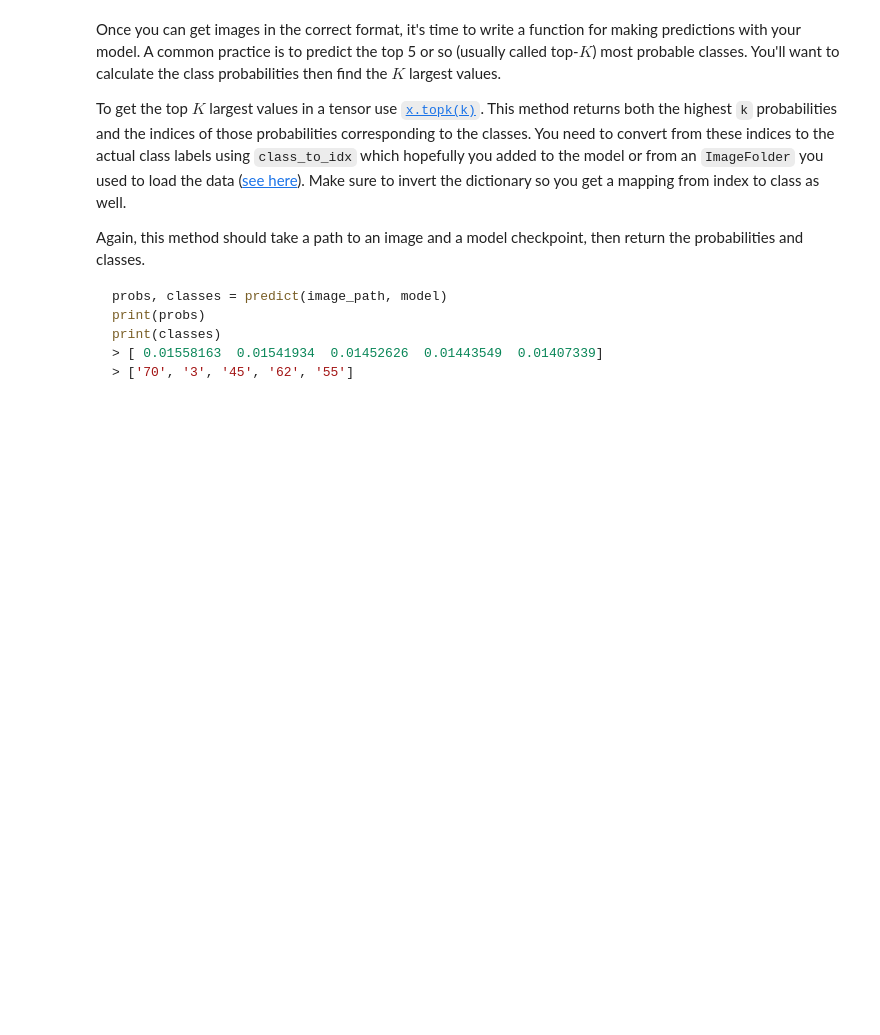
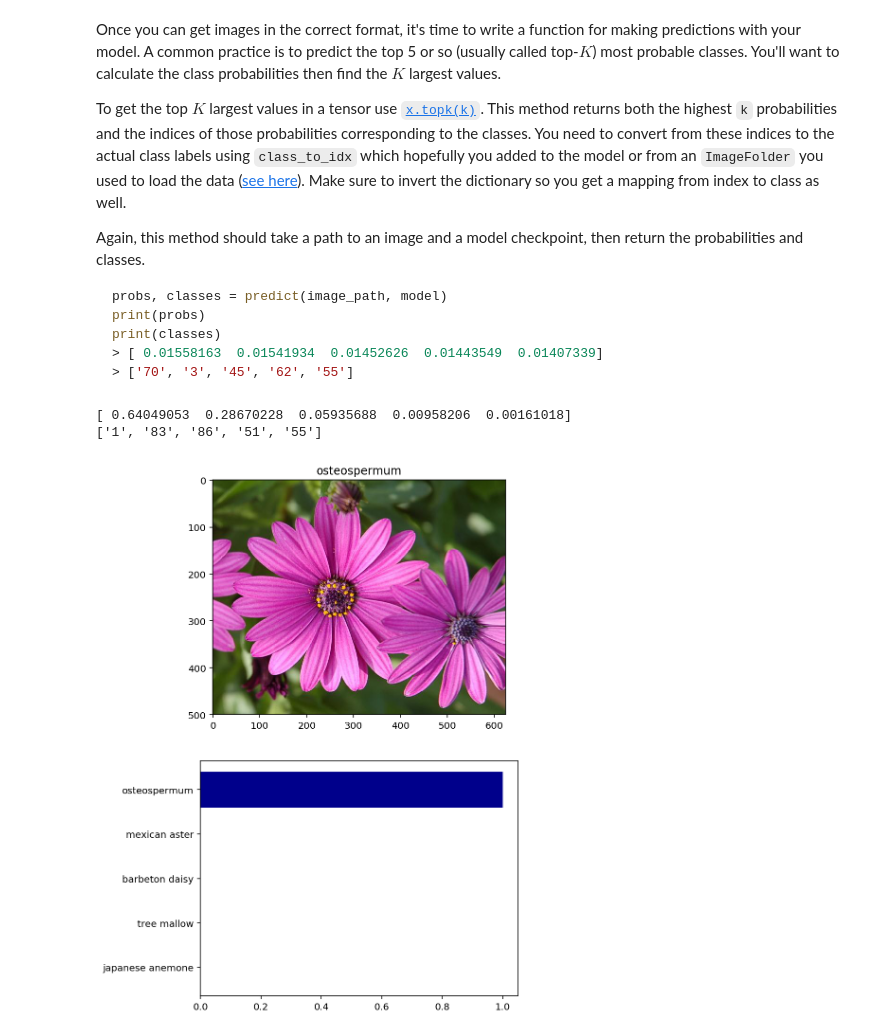
Before and after one commit to MahmoudHousam/Finding-Donors-for-ChartiyML, a Jupyter notebook: Image Classifier Project.ipynb, the cells around one changed output. Drawn from its saved outputs; the diff is of its cells as text; code cells hidden in the pictures; blank space fills up the shorter version.

```diff
--- a/Image Classifier Project.ipynb
+++ b/Image Classifier Project.ipynb
@@ -441,11 +462,13 @@ def predict(image_path, model, topk=5):
     '''
 
     # TODO: Implement the code to predict the class from an image file
+
     load_model= load_checkpoint(model)
+    load_model.to('cpu')
     pic= process_image(image_path)
     pic_to_tensor= torch.from_numpy(pic).type(torch.FloatTensor)
     pic_dim= pic_to_tensor.unsqueeze_(0)
-    pic_dim= pic_dim.cpu()
+    pic_dim= pic_dim.to('cpu')
 
     load_model.eval()
 
@@ -466,10 +489,13 @@ image_path = data_dir + '/test' + '/1/' + 'image_06743.jpg'
 probs,classes = predict(image_path, model_path, topk=5)
 print(probs)
 print(classes)
+# %% [output]
+[ 0.64049053  0.28670228  0.05935688  0.00958206  0.00161018]
+['1', '83', '86', '51', '55']
 # %%
 # Inputs: paths to saved model and test image
 model_path = 'checkpoint.pth'
-image_path = data_dir + '/test' + '/102/' + 'image_08012.jpg'
+image_path = data_dir + '/test' + '/66/' + 'image_05549.jpg'
 
 # Other images to try:
 # image_path = data_dir + '/test' + '/102/' + 'image_08004.jpg'
@@ -477,33 +503,35 @@ image_path = data_dir + '/test' + '/102/' + 'image_08012.jpg'
 # image_path = data_dir + '/test' + '/73/' + 'image_00401.jpg'
 # image_path = data_dir + '/test' + '/66/' + 'image_05549.jpg'
 
 # Getting prediction
 probs,classes = predict(image_path, model_path, topk=5)
 
 # Uncomment to check if the class of flower (as seen from the file path) matches the top one predicted:
 #print(classes[0])
 
 # Converting classes to names
 names = []
 for i in classes:
     names += [cat_to_name[i]]
 
 # Creating PIL image
 image = Image.open(image_path)
 
 # Plotting test image and predicted probabilites
 f, ax = plt.subplots(2,figsize = (6,10))
 
 ax[0].imshow(image)
 ax[0].set_title(names[0])
 
 y_names = np.arange(len(names))
 ax[1].barh(y_names, probs, color='darkblue')
 ax[1].set_yticks(y_names)
 ax[1].set_yticklabels(names)
 ax[1].invert_yaxis()
 
 plt.show()
+# %% [output]
+[figure, added]
 # %% [markdown]
 ## Sanity Checking
 
```
Also changed, not shown: parts of 2 cells of this notebook.
